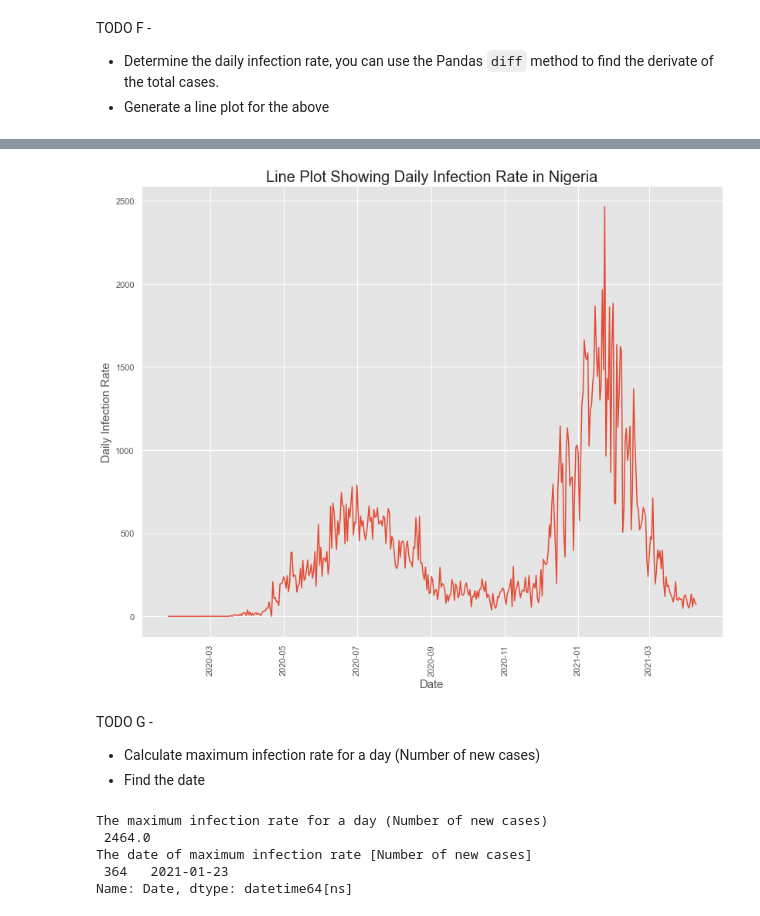
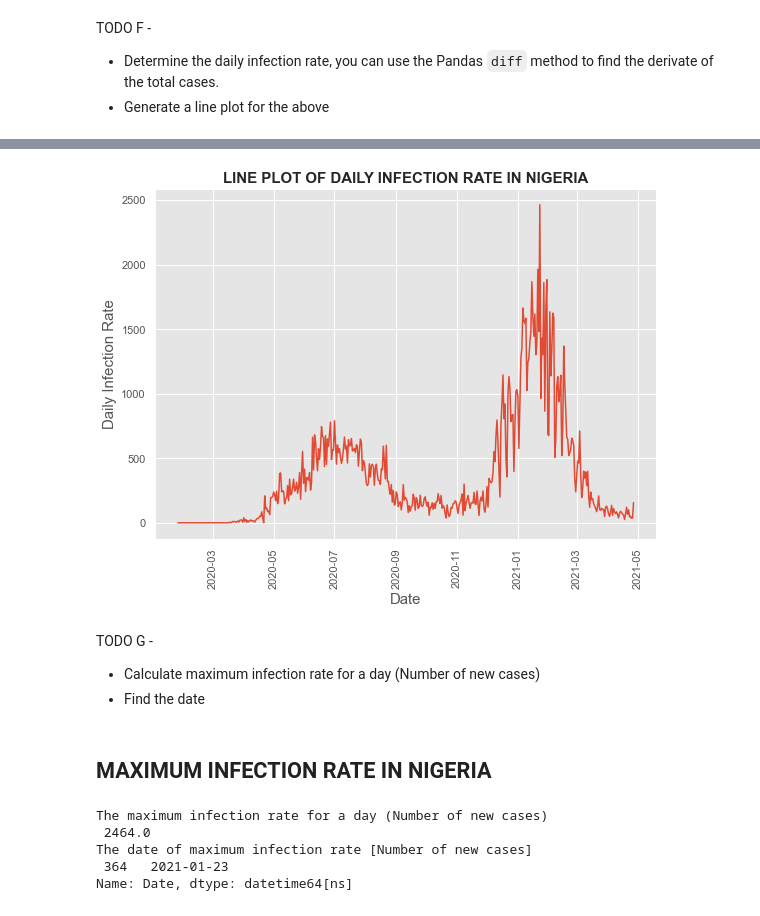
Before and after one commit to sadiyaidris/Nigeria-COVID-19-Data-Analysis-Using-Python, a Jupyter notebook: covidproject.ipynb, the cells around one changed output, grey strips where cells are left out. Saved outputs shown, nothing was run; the diff lists cells and outputs as text; code cells hidden in the pictures.

Commit message:
NIGERIA COVID19 DATA ANALYSIS
In this project, Data science and analytics skills were employed to collect data, explore the data, perform analysis, create visualizations, and generate insights.

```diff
--- a/covidproject.ipynb
+++ b/covidproject.ipynb
@@ -444,19 +411,2 @@ plt.show()
 # %% [markdown]
 TODO D - Plot the top 10 Death cases
-# %%
-top3 = ncdc_covid19_data.sort_values("Death Cases", ascending=False).head(10)
-
-#Setting Style, Palette and Plot Size
-sns.set_style("darkgrid")
-sns.cubehelix_palette(start=.5, rot=-.75, as_cmap=True)
-sns.set(rc={'figure.figsize':(10,8)})
-
-#Creating plot
-ax=sns.barplot("Death Cases", "states",data=top3)
-
-#Customizing Title and Adding Labels
-ax.set_title("Bar plot representing the Top 10 states in terms of Dischareath", fontsize=20)
-ax.set_xlabel("Death Cases", fontsize=15)
-ax.set_ylabel("States", fontsize=15)
-
-plt.show()
@@ -467,20 +428,20 @@ TODO E - Generate a line plot for the total daily confirmed, recovered and death
 # %%
 #Setting Style and Plot Size
 sns.set_style("dark")
-sns.set(rc={'figure.figsize':(12,10)})
+sns.set(rc={'figure.figsize':(10,8)})
 
 #Creating plots
-sns.lineplot(daily_confirmed_nigeria.Date, daily_confirmed_nigeria.Cases,linewidth=3, label="Daily Confirmed Cases in Nigeria", color="r", markers="o")
+sns.lineplot(daily_confirmed_nigeria.Date, daily_confirmed_nigeria.Cases,linewidth=3, label="Daily Confirmed Cases in Nigeria", color="g", markers="o")
 
 sns.lineplot(daily_recovered_nigeria.Date, daily_recovered_nigeria.Cases,linewidth=3, label="Daily Recovered Cases in Nigeria", color="b")
 
-sns.lineplot(daily_deaths_nigeria.Date, daily_deaths_nigeria.Cases,linewidth=3, label="Daily Death Cases in Nigeria", color="y")
+sns.lineplot(daily_deaths_nigeria.Date, daily_deaths_nigeria.Cases,linewidth=3, label="Daily Death Cases in Nigeria", color="r")
 
 #Customizing Title and Adding Labels,Legend
 plt.xlabel("Dates", fontsize=15)
 plt.ylabel("No. of Cases", fontsize=15)
 plt.xticks(rotation=90)
-plt.title ("Line Plot Showing Total Daily Confirmed, Recovered and Death Cases in Nigeria", fontsize=20)
+plt.title ("LINE PLOT OF TOTAL DAILY CONFIRMED, RECOVERED AND DEATH CASES IN NIGERIA", fontsize=15, fontweight="bold")
 plt.legend(fontsize='x-large',labelcolor="green")
 
 plt.show()
@@ -510,23 +473,25 @@ Name: Cases, Length: 441, dtype: float64
 # %%
 #Setting Style
 plt.style.use("ggplot")
-
+fig = plt.figure(figsize = (8, 6))
 #Creating plot
 plt.plot(daily_confirmed_nigeria.Date, daily_confirmed_nigeria["Cases"].diff())
 
 #Customizing Title and adding labels
 plt.xlabel("Date", fontsize=15)
 plt.ylabel("Daily Infection Rate", fontsize=15)
 plt.xticks(rotation=90)
-plt.title("Line Plot Showing Daily Infection Rate in Nigeria", fontsize=20)
+plt.title("LINE PLOT OF DAILY INFECTION RATE IN NIGERIA", fontsize=15, fontweight="bold" )
 
 plt.show()
 # %% [output]
-[figure, old version]
+[figure, new version]
 # %% [markdown]
 TODO G -
 * Calculate maximum infection rate for a day (Number of new cases)
 * Find the date
+# %% [markdown]
+## MAXIMUM INFECTION RATE IN NIGERIA
 # %%
 #Calculaing Maximum Infection Rate
 daily_confirmed_nigeria["Daily Infection Rate"] = daily_confirmed_nigeria["Cases"].diff()
```
Also changed, not shown: parts of 95 cells of this notebook, 8 other files.
